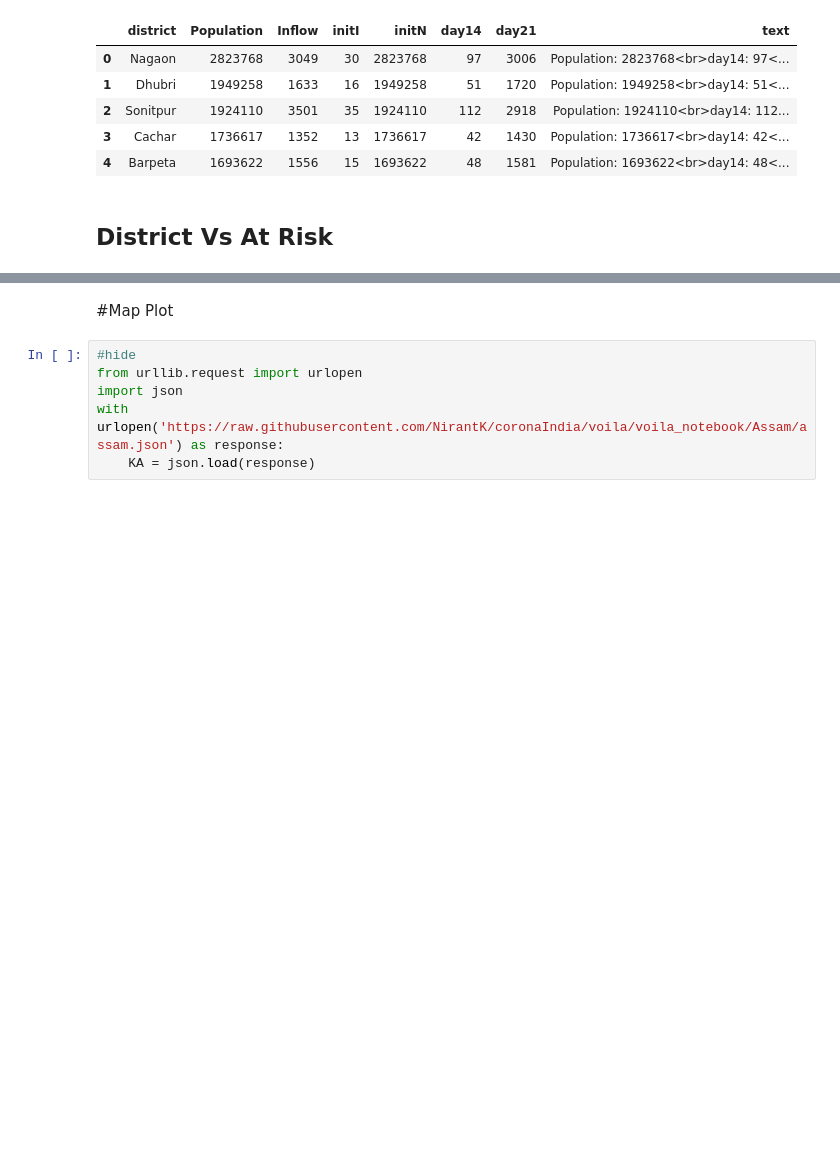
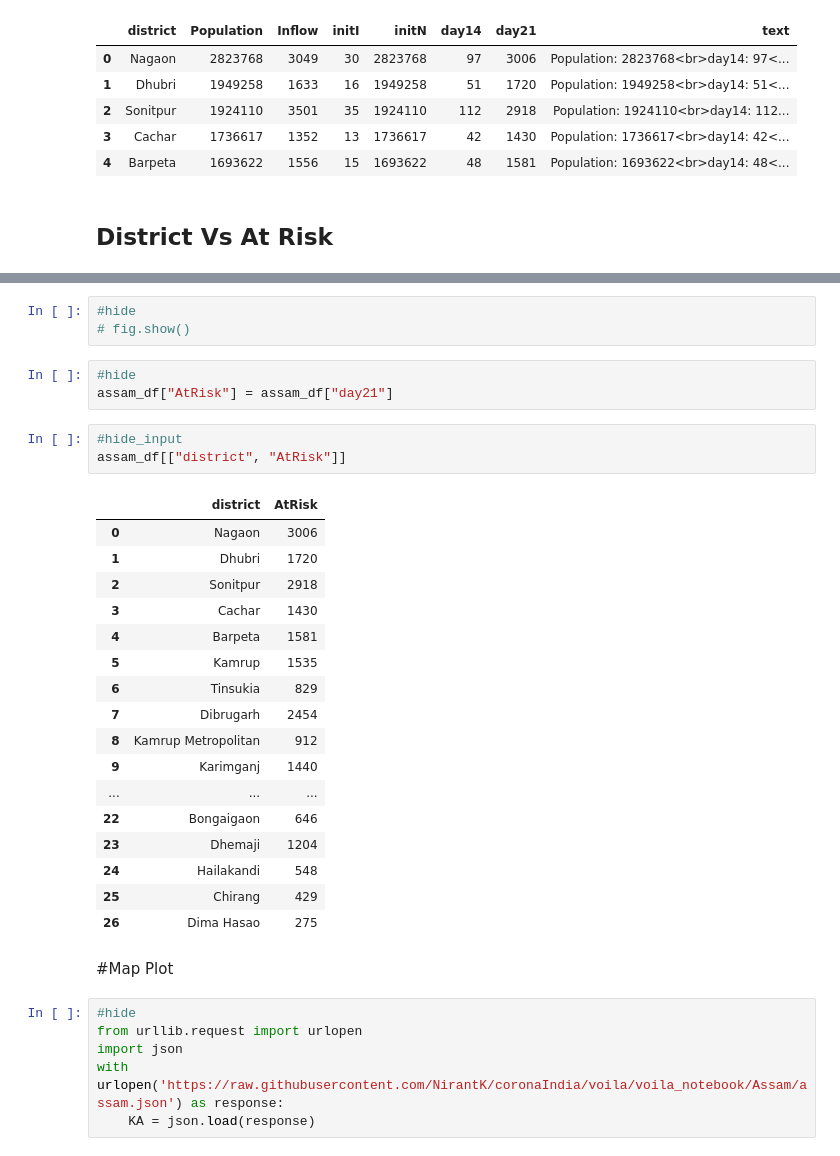
Before and after one commit to meghanabhange/CovidSeer, a Jupyter notebook: _notebooks/2020-04-01-DistrictAnalysisAssam.ipynb, the cells around one changed output, grey strips where cells are left out. Drawn from its saved outputs; the diff is of its cells as text; blank space fills up the shorter version.

Commit message:
Removing inline code and replacing line graph with table : Assam

```diff
--- a/_notebooks/2020-04-01-DistrictAnalysisAssam.ipynb
+++ b/_notebooks/2020-04-01-DistrictAnalysisAssam.ipynb
@@ -315,3 +307,30 @@ fig.show()
+# %%
+#hide
+# fig.show()
+# %%
+#hide
+assam_df["AtRisk"] = assam_df["day21"]
+# %%
+#hide_input
+assam_df[["district", "AtRisk"]]
+# %% [output]
+|  | district | AtRisk |
+| 0 | Nagaon | 3006 |
+| 1 | Dhubri | 1720 |
+| 2 | Sonitpur | 2918 |
+| 3 | Cachar | 1430 |
+| 4 | Barpeta | 1581 |
+| 5 | Kamrup | 1535 |
+| 6 | Tinsukia | 829 |
+| 7 | Dibrugarh | 2454 |
+| 8 | Kamrup Metropolitan | 912 |
+| 9 | Karimganj | 1440 |
+| ... | ... | ... |
+| 22 | Bongaigaon | 646 |
+| 23 | Dhemaji | 1204 |
+| 24 | Hailakandi | 548 |
+| 25 | Chirang | 429 |
+| 26 | Dima Hasao | 275 |
 # %% [markdown]
 #Map Plot
 # %%
```
Also changed, not shown: parts of 7 cells of this notebook.
